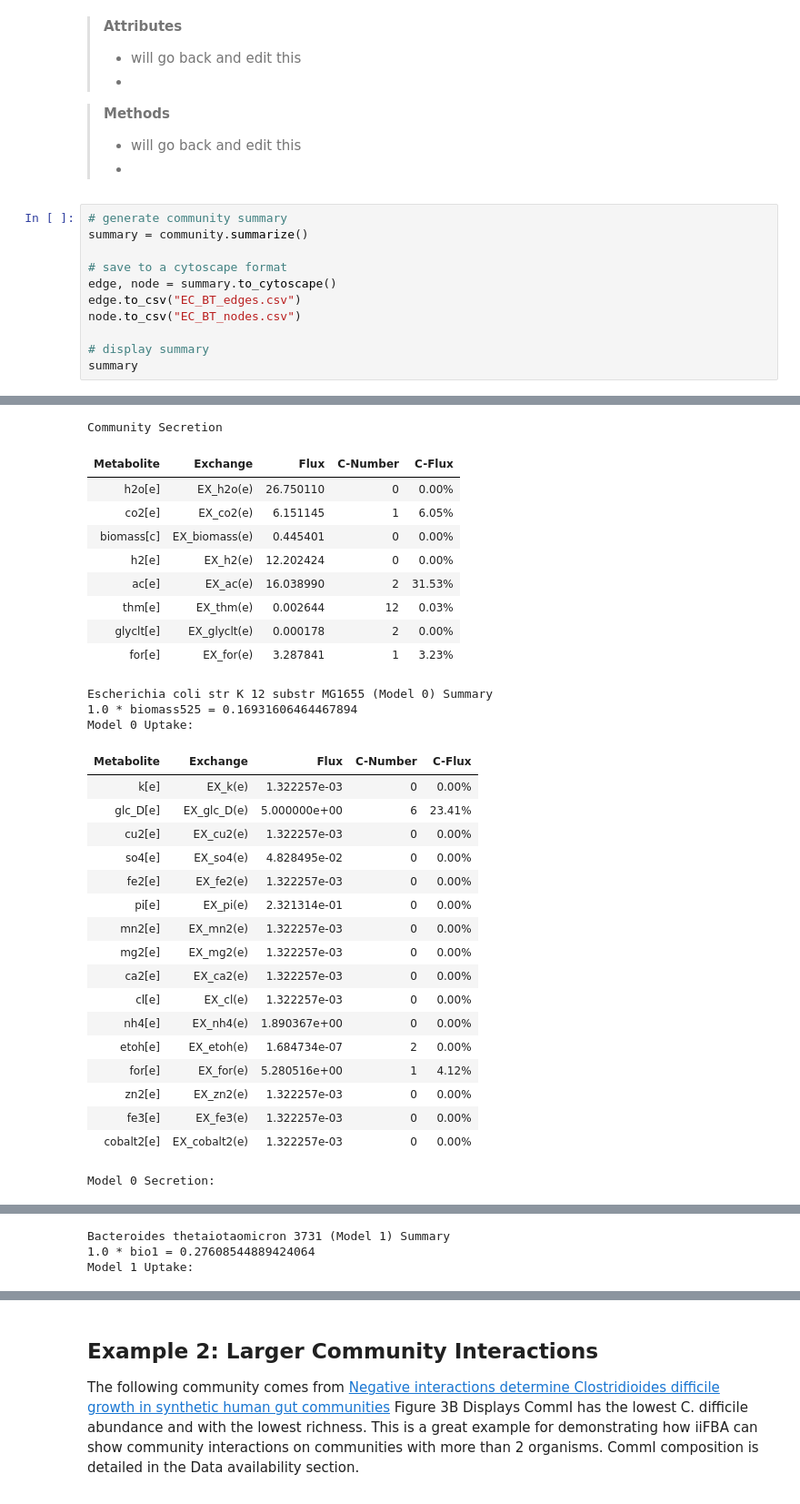
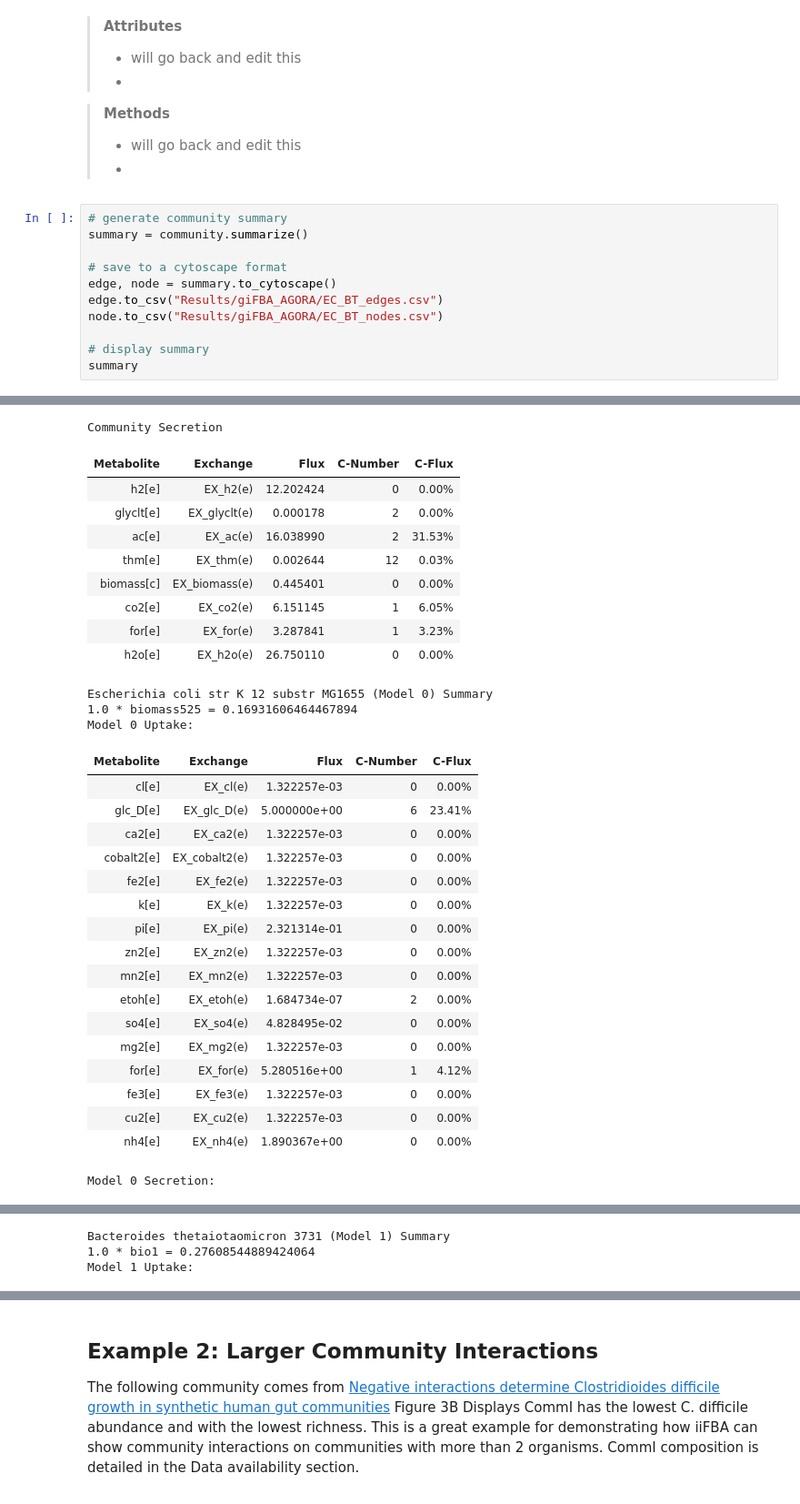
Before and after one commit to RSiegel03/giFBA, a Jupyter notebook: Examples/gifba_utilization.ipynb, the cells around one changed output, grey strips where cells are left out. Shown at 91% size. Saved outputs shown, nothing was run; the diff lists cells and outputs as text.

```diff
--- a/Examples/gifba_utilization.ipynb
+++ b/Examples/gifba_utilization.ipynb
@@ -1358,8 +1287,8 @@ summary = community.summarize()
 
 # save to a cytoscape format
 edge, node = summary.to_cytoscape()
-edge.to_csv("EC_BT_edges.csv")
-node.to_csv("EC_BT_nodes.csv")
+edge.to_csv("Results/giFBA_AGORA/EC_BT_edges.csv")
+node.to_csv("Results/giFBA_AGORA/EC_BT_nodes.csv")
 
 # display summary
 summary
@@ -1387,32 +1316,32 @@ Community Uptake
 Community Secretion
 | Metabolite | Exchange | Flux | C-Number | C-Flux |
-| h2o[e] | EX_h2o(e) | 26.750110 | 0 | 0.00% |
-| co2[e] | EX_co2(e) | 6.151145 | 1 | 6.05% |
-| biomass[c] | EX_biomass(e) | 0.445401 | 0 | 0.00% |
 | h2[e] | EX_h2(e) | 12.202424 | 0 | 0.00% |
+| glyclt[e] | EX_glyclt(e) | 0.000178 | 2 | 0.00% |
 | ac[e] | EX_ac(e) | 16.038990 | 2 | 31.53% |
 | thm[e] | EX_thm(e) | 0.002644 | 12 | 0.03% |
-| glyclt[e] | EX_glyclt(e) | 0.000178 | 2 | 0.00% |
+| biomass[c] | EX_biomass(e) | 0.445401 | 0 | 0.00% |
+| co2[e] | EX_co2(e) | 6.151145 | 1 | 6.05% |
 | for[e] | EX_for(e) | 3.287841 | 1 | 3.23% |
+| h2o[e] | EX_h2o(e) | 26.750110 | 0 | 0.00% |
 Escherichia coli str K 12 substr MG1655 (Model 0) Summary
 1.0 * biomass525 = 0.16931606464467894
 Model 0 Uptake:
 | Metabolite | Exchange | Flux | C-Number | C-Flux |
+| cl[e] | EX_cl(e) | 1.322257e-03 | 0 | 0.00% |
+| glc_D[e] | EX_glc_D(e) | 5.000000e+00 | 6 | 23.41% |
+| ca2[e] | EX_ca2(e) | 1.322257e-03 | 0 | 0.00% |
+| cobalt2[e] | EX_cobalt2(e) | 1.322257e-03 | 0 | 0.00% |
+| fe2[e] | EX_fe2(e) | 1.322257e-03 | 0 | 0.00% |
 | k[e] | EX_k(e) | 1.322257e-03 | 0 | 0.00% |
-| glc_D[e] | EX_glc_D(e) | 5.000000e+00 | 6 | 23.41% |
+| pi[e] | EX_pi(e) | 2.321314e-01 | 0 | 0.00% |
+| zn2[e] | EX_zn2(e) | 1.322257e-03 | 0 | 0.00% |
+| mn2[e] | EX_mn2(e) | 1.322257e-03 | 0 | 0.00% |
+| etoh[e] | EX_etoh(e) | 1.684734e-07 | 2 | 0.00% |
+| so4[e] | EX_so4(e) | 4.828495e-02 | 0 | 0.00% |
+| mg2[e] | EX_mg2(e) | 1.322257e-03 | 0 | 0.00% |
+| for[e] | EX_for(e) | 5.280516e+00 | 1 | 4.12% |
+| fe3[e] | EX_fe3(e) | 1.322257e-03 | 0 | 0.00% |
 | cu2[e] | EX_cu2(e) | 1.322257e-03 | 0 | 0.00% |
-| so4[e] | EX_so4(e) | 4.828495e-02 | 0 | 0.00% |
-| fe2[e] | EX_fe2(e) | 1.322257e-03 | 0 | 0.00% |
-| pi[e] | EX_pi(e) | 2.321314e-01 | 0 | 0.00% |
-| mn2[e] | EX_mn2(e) | 1.322257e-03 | 0 | 0.00% |
-| mg2[e] | EX_mg2(e) | 1.322257e-03 | 0 | 0.00% |
-| ca2[e] | EX_ca2(e) | 1.322257e-03 | 0 | 0.00% |
-| cl[e] | EX_cl(e) | 1.322257e-03 | 0 | 0.00% |
 | nh4[e] | EX_nh4(e) | 1.890367e+00 | 0 | 0.00% |
-| etoh[e] | EX_etoh(e) | 1.684734e-07 | 2 | 0.00% |
-| for[e] | EX_for(e) | 5.280516e+00 | 1 | 4.12% |
-| zn2[e] | EX_zn2(e) | 1.322257e-03 | 0 | 0.00% |
-| fe3[e] | EX_fe3(e) | 1.322257e-03 | 0 | 0.00% |
-| cobalt2[e] | EX_cobalt2(e) | 1.322257e-03 | 0 | 0.00% |
 Model 0 Secretion:
 | Metabolite | Exchange | Flux | C-Number | C-Flux |
```
Also changed, not shown: parts of 5 cells of this notebook, 5 other files.
